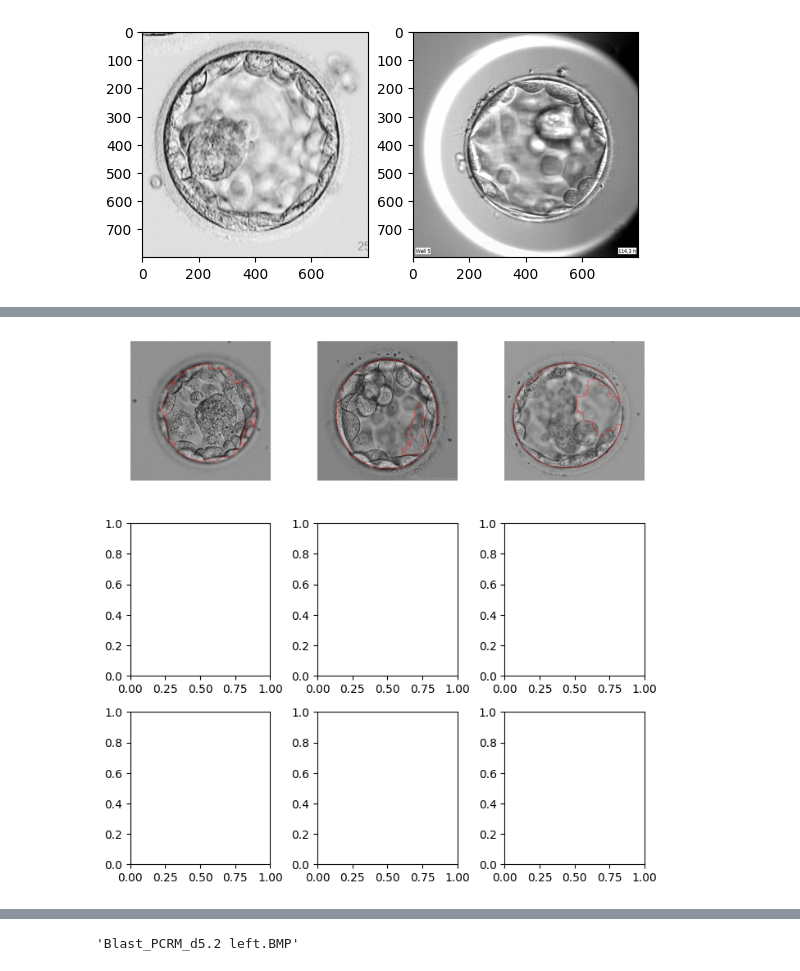
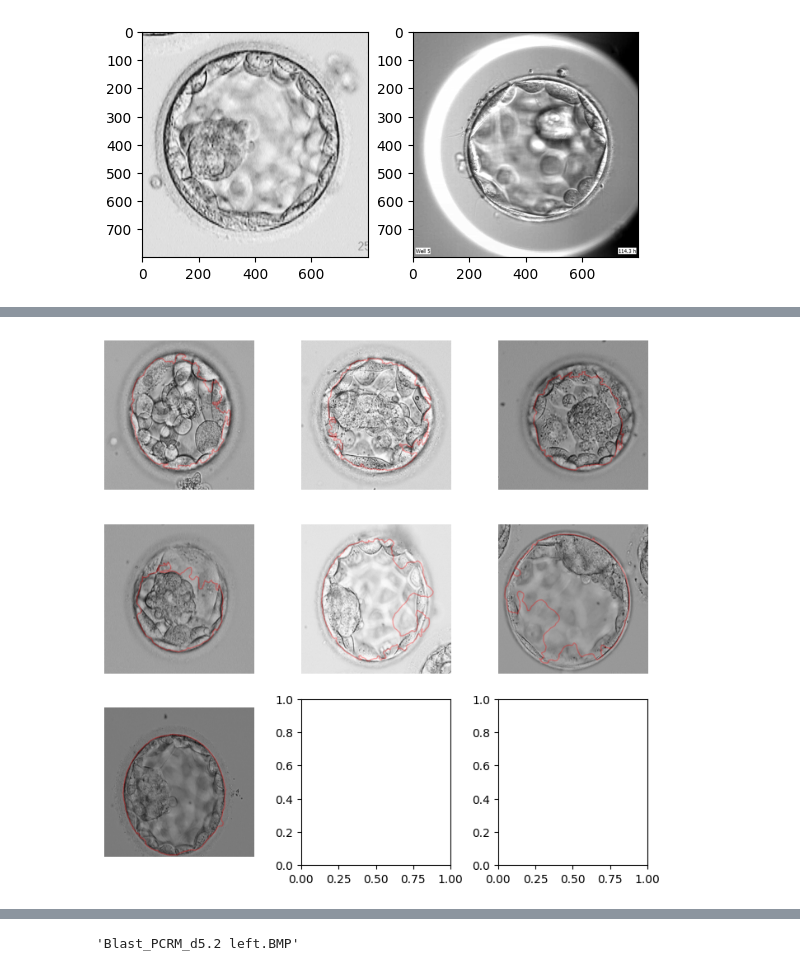
Before and after one commit to KoenKwakkenbos/Blastocyst-Segmentation, a Jupyter notebook: notebooks/static_dataset.ipynb, the cells around one changed output, grey strips where cells are left out. Saved outputs shown, nothing was run; the diff lists cells and outputs as text; code cells hidden in the pictures.

```diff
--- a/notebooks/static_dataset.ipynb
+++ b/notebooks/static_dataset.ipynb
@@ -123,3 +217,3 @@ def build_unet_model(input_height, input_width, input_channels):
 # %%
-model = build_unet_model(input_height=800, input_width=800, input_channels=1)
-model.load_weights(r"C:\Users\koenk\Documents\Master_Thesis\Programming\Debugging\experiment_009\complete_model_4.h5")
+model = build_rd_unet(input_height=800, input_width=800, input_channels=1, print_summary=False)
+model.load_weights(r"C:\Users\koenk\Documents\Master_Thesis\Programming\Debugging\experiment_007 (1)\complete_model_1.h5")
@@ -212,12 +303,12 @@ plt.show()
 # %%
 fig, axs = plt.subplots(3, 3, figsize=(7, 7))
-for i, index in enumerate(np.where((test_jaccard > 0.8) & (test_jaccard < 0.9))[0][:9]):
+for i, index in enumerate(np.where((test_jaccard > 0.6) & (test_jaccard < 0.85))[0][:9]):
     axs[i//3, i%3].imshow(make_overlay(np.squeeze(test_images[index,]), np.squeeze(test_image_predictions_thresholded_postprocessed[index,])))
     axs[i//3, i%3].axis('off')
 plt.tight_layout()
 plt.show()
 # %% [output]
-[figure, old version]
+[figure, new version]
 # %%
 fig, axs = plt.subplots(3, 3, figsize=(7, 7))
 for i, index in enumerate(np.where(test_jaccard < 0.40)[0][:9]):
```
Also changed, not shown: parts of 15 cells of this notebook, 17 other files.
